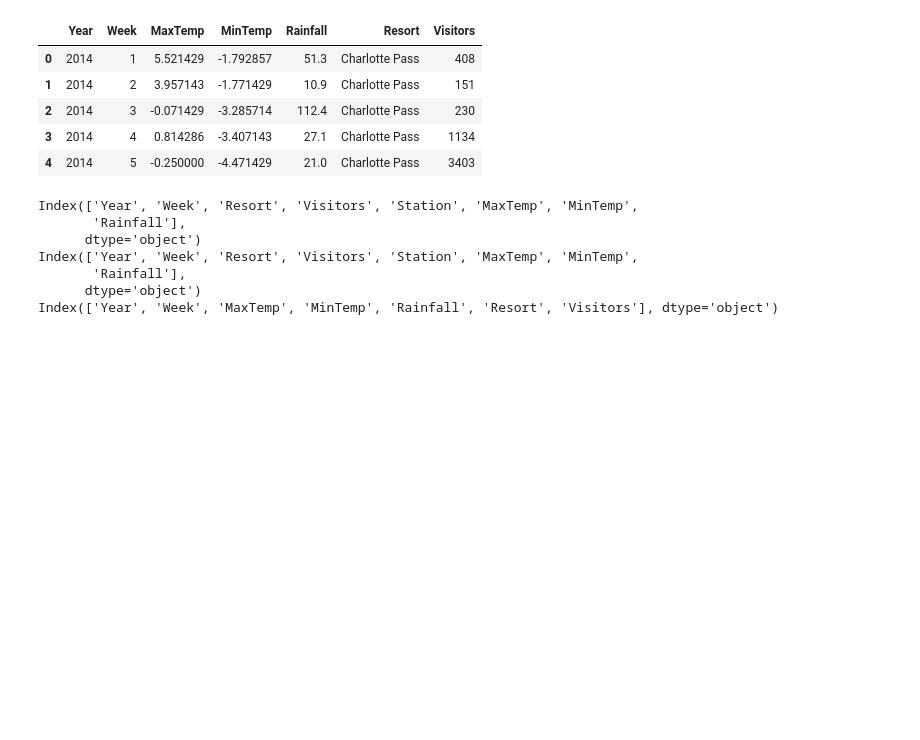
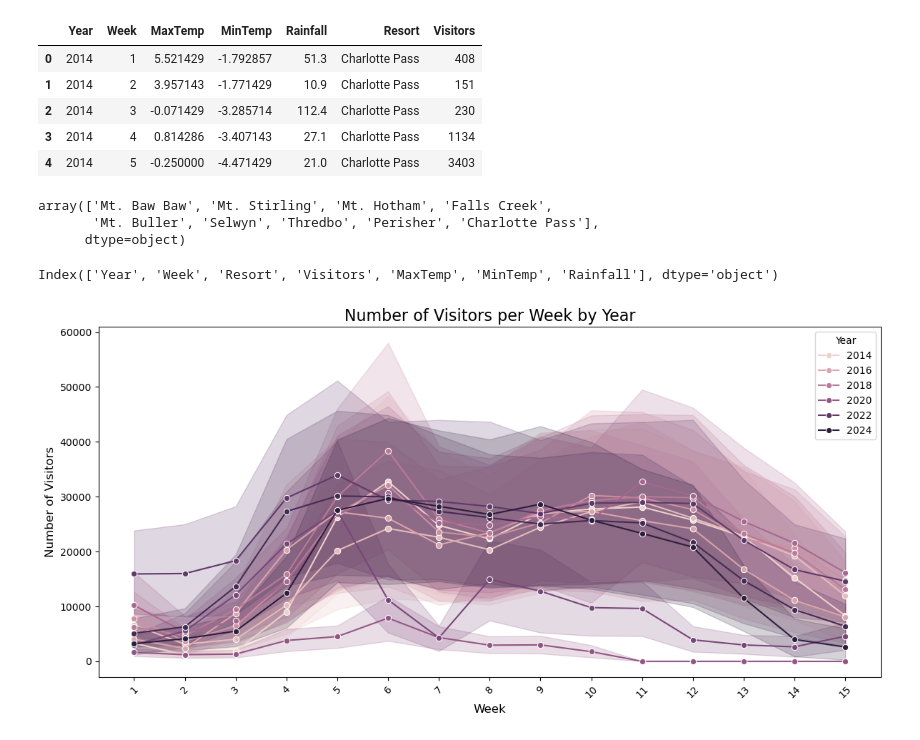
Before and after one commit to vathana-khun/inter-uni-datathon, a Jupyter notebook: vathana.ipynb, the cells around one changed output. Saved outputs shown, nothing was run; the diff lists cells and outputs as text; code cells hidden in the pictures; blank space fills up the shorter version.

Commit message:
add snow data set and resort stats

```diff
--- a/vathana.ipynb
+++ b/vathana.ipynb
@@ -185,12 +185,34 @@ df.to_csv("climate_visitor.csv", index=False)
 # %%
-print(final_merged.columns)
-print(merged_main.columns)
-print(cp_merged.columns)
+df["Resort"].unique()
 # %% [output]
-Index(['Year', 'Week', 'Resort', 'Visitors', 'Station', 'MaxTemp', 'MinTemp',
-       'Rainfall'],
-      dtype='object')
-Index(['Year', 'Week', 'Resort', 'Visitors', 'Station', 'MaxTemp', 'MinTemp',
-       'Rainfall'],
-      dtype='object')
-Index(['Year', 'Week', 'MaxTemp', 'MinTemp', 'Rainfall', 'Resort', 'Visitors'], dtype='object')
+array(['Mt. Baw Baw', 'Mt. Stirling', 'Mt. Hotham', 'Falls Creek',
+       'Mt. Buller', 'Selwyn', 'Thredbo', 'Perisher', 'Charlotte Pass'],
+      dtype=object)
+# %%
+df.columns
+# %% [output]
+Index(['Year', 'Week', 'Resort', 'Visitors', 'MaxTemp', 'MinTemp', 'Rainfall'], dtype='object')
+# %%
+import seaborn as sns
+import matplotlib.pyplot as plt
+
+# Assuming you have a DataFrame `weekly_summary`
+# First, ensure your 'Week' is treated as a categorical variable for better visualization
+df['Week'] = df['Week'].astype(str)
+
+# Create a seaborn line plot
+plt.figure(figsize=(12, 6))
+sns.lineplot(data=df, x='Week', y='Visitors', hue='Year', marker='o')
+
+# Add labels and title
+plt.title('Number of Visitors per Week by Year', fontsize=16)
+plt.xlabel('Week', fontsize=12)
+plt.ylabel('Number of Visitors', fontsize=12)
+plt.xticks(rotation=45)  # Rotate week labels for clarity
+
+
+# Display the plot
+plt.tight_layout()
+plt.show()
+# %% [output]
+[figure, added]
```
Also changed, not shown: parts of 1 cell of this notebook, 13 other files.
